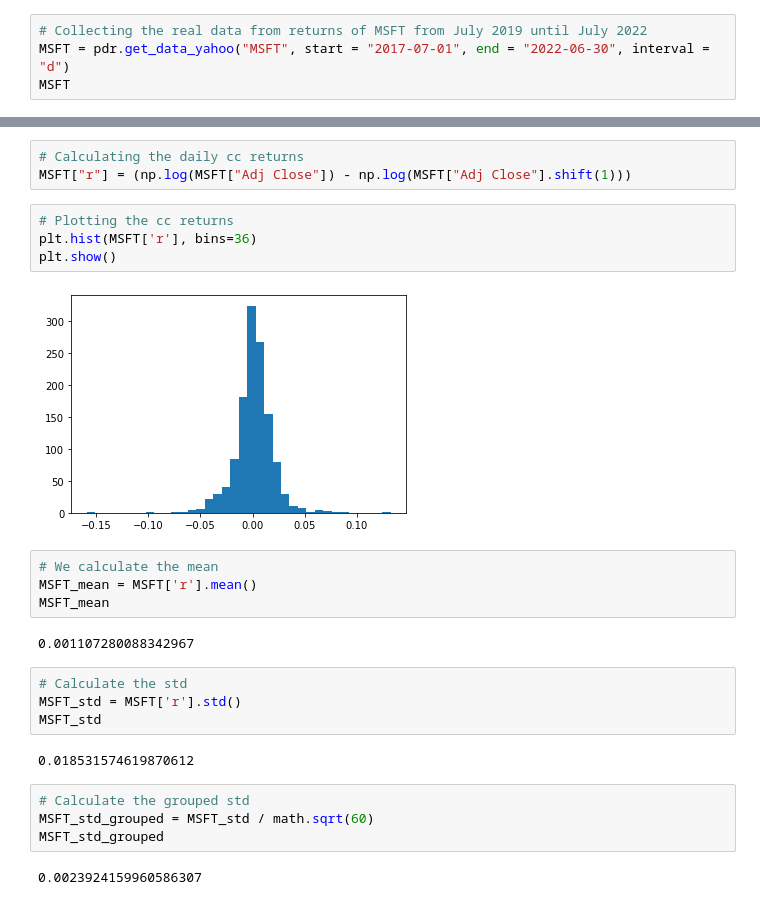
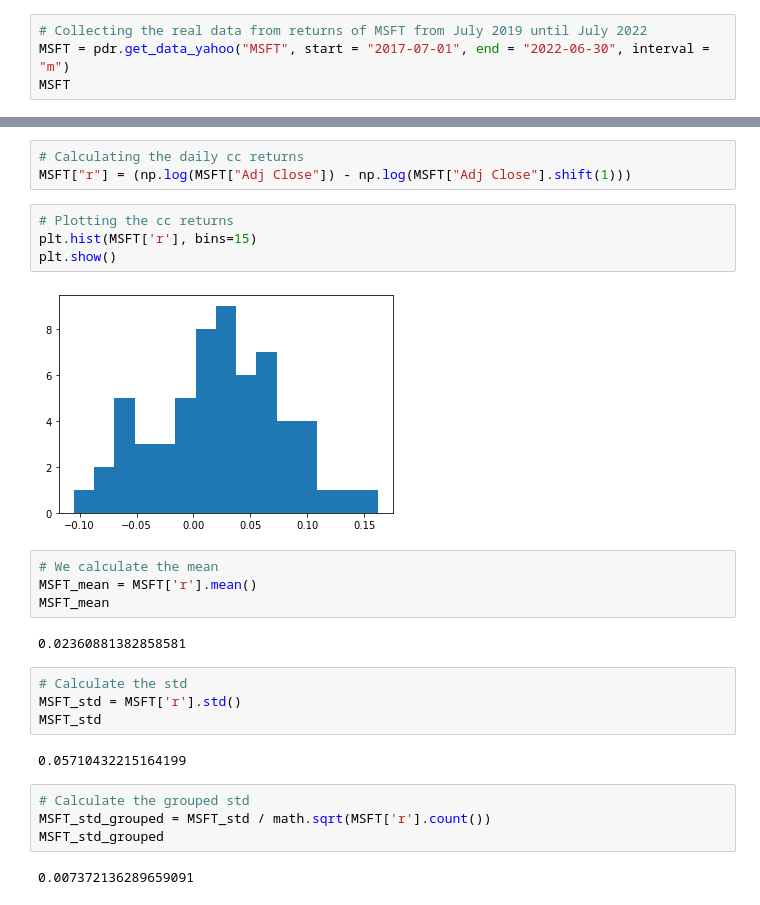
Before and after one commit to myrosandrade89/IA95022, a Jupyter notebook: Statistics/Workshop2/Workshop2.ipynb, the cells around one changed output, grey strips where cells are left out. Drawn from its saved outputs; the diff is of its cells as text.

```diff
--- a/Statistics/Workshop2/Workshop2.ipynb
+++ b/Statistics/Workshop2/Workshop2.ipynb
@@ -254,7 +254,7 @@ THE GROUPING IN THE LAST NORMAL DISTRIBUTION CAUSES IT TO HAVE A HIGHER DENSITY
 # 4.1 CHALLENGE
 # %%
 # Collecting the real data from returns of MSFT from July 2019 until July 2022
-MSFT = pdr.get_data_yahoo("MSFT", start = "2017-07-01", end = "2022-06-30", interval = "d")
+MSFT = pdr.get_data_yahoo("MSFT", start = "2017-07-01", end = "2022-06-30", interval = "m")
 MSFT
 # %% [output]
 |  | High | Low | Open | Close | Volume | Adj Close |
@@ -278,28 +278,28 @@ MSFT
 MSFT["r"] = (np.log(MSFT["Adj Close"]) - np.log(MSFT["Adj Close"].shift(1)))
 # %%
 # Plotting the cc returns
-plt.hist(MSFT['r'], bins=36)
+plt.hist(MSFT['r'], bins=15)
 plt.show()
 # %% [output]
-[figure, old version]
+[figure, new version]
 # %%
 # We calculate the mean
 MSFT_mean = MSFT['r'].mean()
 MSFT_mean
 # %% [output]
-0.001107280088342967
+0.02360881382858581
 # %%
 # Calculate the std
 MSFT_std = MSFT['r'].std()
 MSFT_std
 # %% [output]
-0.018531574619870612
+0.05710432215164199
 # %%
 # Calculate the grouped std
-MSFT_std_grouped = MSFT_std / math.sqrt(60)
+MSFT_std_grouped = MSFT_std / math.sqrt(MSFT['r'].count())
 MSFT_std_grouped
 # %% [output]
-0.0023924159960586307
+0.007372136289659091
 # %%
 # Calculating the t-statistic
 t_statistic = (MSFT_mean - 0) / MSFT_std_grouped
```
Also changed, not shown: parts of 21 cells of this notebook, 1 other file.
